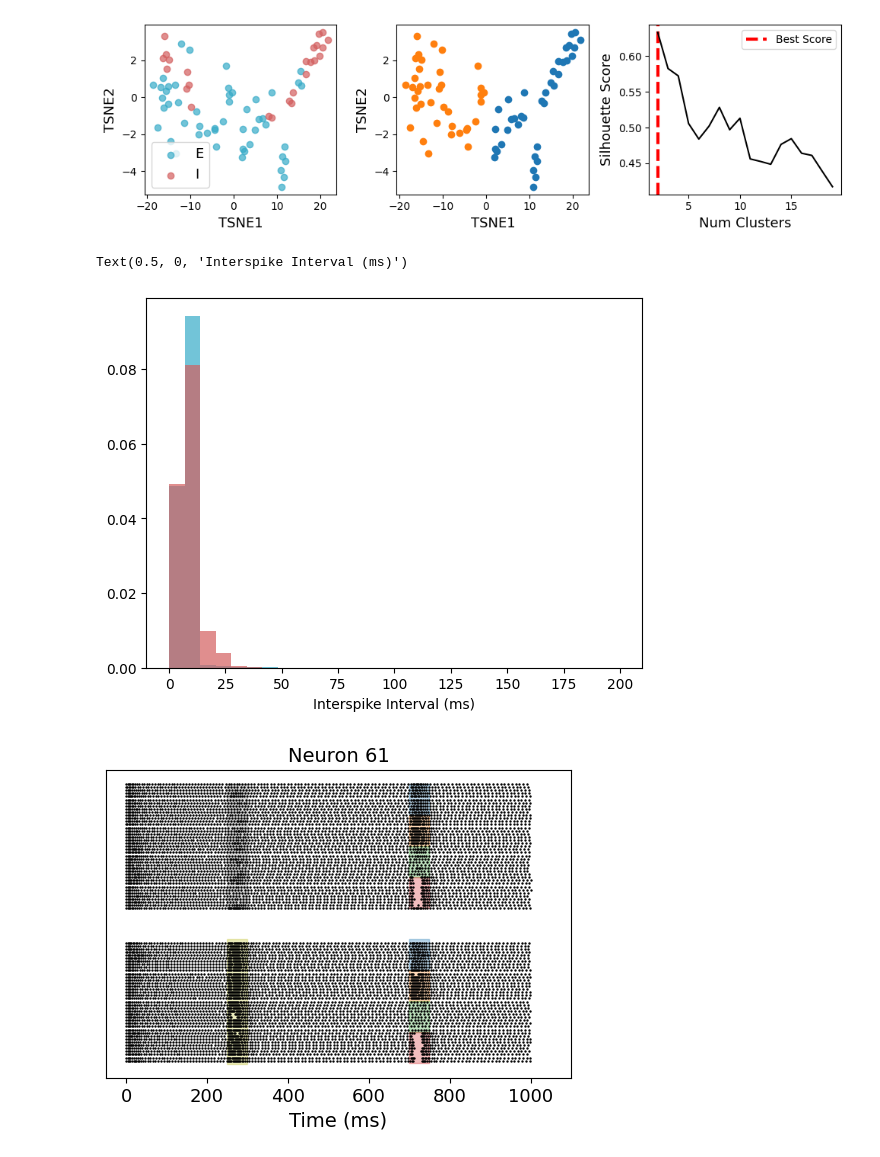
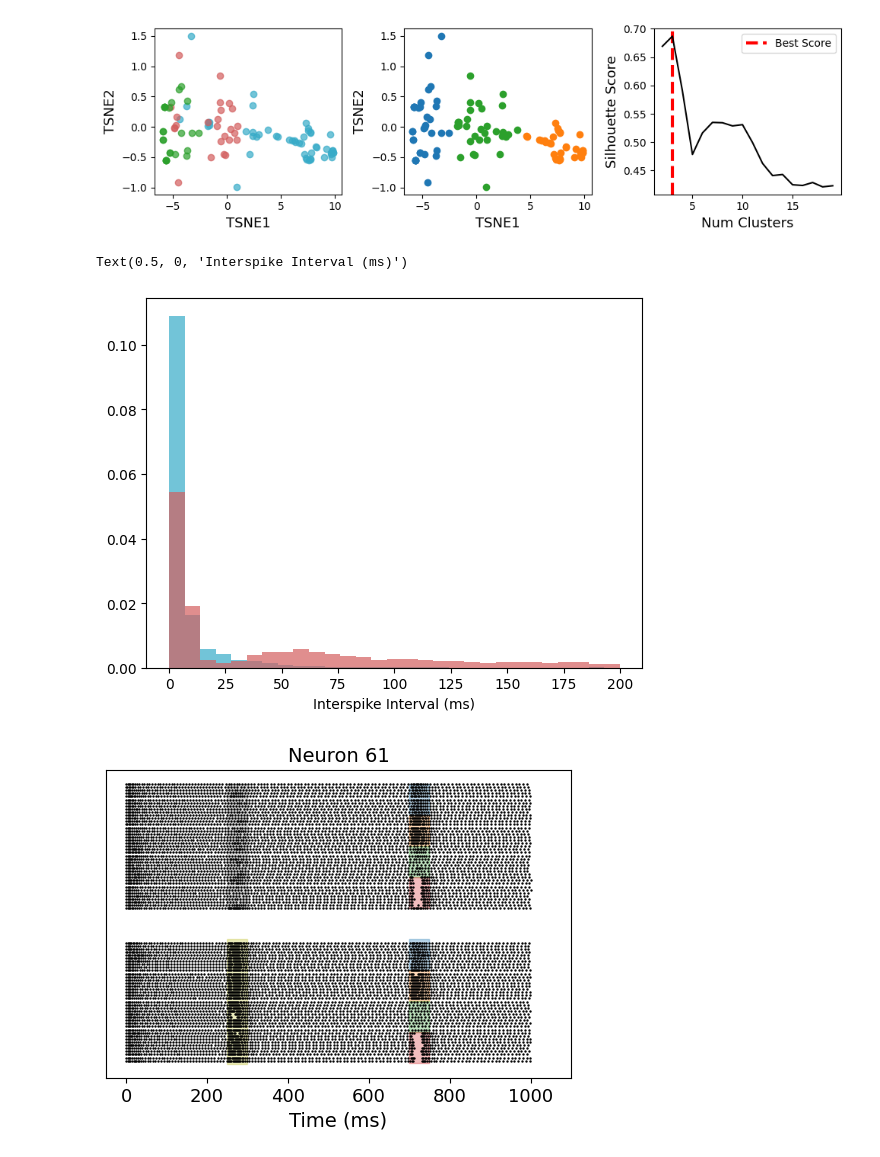
Before and after one commit to ntolley/dendractor, a Jupyter notebook: figures/plot_memorycontext_simnets.ipynb, the cells around one changed output. Cells and saved outputs as stored; diff of their text form; code cells hidden in the pictures.

```diff
--- a/figures/plot_memorycontext_simnets.ipynb
+++ b/figures/plot_memorycontext_simnets.ipynb
@@ -35,7 +35,7 @@ config.update("jax_enable_x64", True)
 config.update("jax_platform_name", "cpu")
 # config.update("jax_platform_name", "gpu")
 # %%
-data_path =  '/users/ntolley/data/ntolley/dendractor/intrinsic_permutations/random_initialization'
+data_path =  '/users/ntolley/data/ntolley/dendractor/memory_permutations/random_initialization'
 
 file_list = os.listdir(data_path)
 
@@ -72,15 +72,8 @@ print(list(random_init_dict.keys()))
 # %%
-# res_dict = random_init_dict['Esoma_Isoma']
-res_dict = random_init_dict['Esoma_Idend']
-# res_dict = random_init_dict['Esoma_Isomadend']
-
-# res_dict = random_init_dict['Edend_Isoma']
-# res_dict = random_init_dict['Edend_Idend']
-# res_dict = random_init_dict['Edend_Isomadend']
-
-# res_dict = random_init_dict['Esomadend_Isoma']
-# res_dict = random_init_dict['Esomadend_Idend']
-# res_dict = random_init_dict['Esomadend_Isomadend']
+# res_dict = random_init_dict['cuesomaampa_Esomaampa_Edendnmda']
+# res_dict = random_init_dict['cuesomaampa_Esomanmda_Edendampa']
+# res_dict = random_init_dict['cuesomanmda_Esomaampa_Edendnmda']
+res_dict = random_init_dict['cuedendampa_Esomaampa_Edendnmda']
 
 
 name = res_dict['name']
@@ -185,7 +179,7 @@ ticksize = 10
 labelsize=13
 threshold = 0.0
 
-spike_color_dict = {'E': '#37abc8', 'I': '#d35f5f', 'context': '#1f77b4', 'cue': '#2ca02c'}
+spike_color_dict = {'E': '#37abc8', 'I': '#d35f5f', 'context': '#1f77b4', 'cue': '#2ca02c', 'noise_E': 'k', 'noise_I': 'k' }
 plt.figure(figsize=(14,5))
 for plot_idx, sim_idx in enumerate(range(num_cond)):
     # sim_idx *= num_cond
@@ -199,7 +193,7 @@ for plot_idx, sim_idx in enumerate(range(num_cond)):
     for type_idx, (name, cell_range) in enumerate(gid_ranges.items()):
         if name not in ['output', 'E_rate', 'I_rate']:
             mask = np.isin(spike_gids, cell_range)
-            plt.scatter(spike_times[mask] * dt, -spike_gids[mask] - type_idx * 10, label=name, s=1, alpha=0.1, color=spike_color_dict[name])
+            plt.scatter(spike_times[mask] * dt, -spike_gids[mask] - type_idx * 10, label=name, s=1, alpha=0.5, color=spike_color_dict[name])
     plt.ylabel('Cell gid', fontsize=fontsize)
     plt.yticks([])
     plt.xlim(0, time_vec[-1])
@@ -215,12 +209,12 @@ output_array.shape
 # %%
-projection_args = {'n_components': 2, 'perplexity': 10, 'learning_rate': 5}
+projection_args = {'n_components': 2, 'perplexity': 30, 'learning_rate': 5}
 st_args = (30,)
 # st_args = (1,)
 
 model1 = simnets.SIMNETS(st_dist='victor-purpura', unit_dist='euclidean',
                          projection='TSNE', st_args=st_args)
 
-cell_type_list = ['E', 'I']
+cell_type_list = ['E', 'I', 'cue']
 st_data = list()
 st_data_labels = list()
 for cell_type in cell_type_list:
@@ -259,40 +263,44 @@ labelsize = 13
 ticksize = 10
 plt.figure(figsize=(10, 3))
 plt.subplot(1,3,1)
+
+gid_offset = 0
 for cell_type in cell_type_list:
-    plot_gids = gid_ranges[cell_type]
+    cell_gids = np.array(list(gid_ranges[cell_type]))
+    plot_gids = (cell_gids - cell_gids[0]) + gid_offset
     plt.scatter(model1.simnets_points[plot_gids,0], model1.simnets_points[plot_gids, 1],
                 label=cell_type, color=spike_color_dict[cell_type], alpha=0.7)
-plt.legend(fontsize=13)
+    gid_offset += len(gid_ranges[cell_type])
+# plt.legend(fontsize=13)
 plt.xlabel('TSNE1', fontsize=labelsize)
 plt.ylabel('TSNE2', fontsize=labelsize)
 plt.xticks(fontsize=ticksize)
 plt.yticks(fontsize=ticksize)
 
 plt.subplot(1,3,2)
 for cluster_idx in np.unique(best_cluster_labels):
     plot_gids = best_cluster_labels == cluster_idx
     plt.scatter(model1.simnets_points[plot_gids,0], model1.simnets_points[plot_gids, 1],
                 label=f'Cluster {cluster_idx}')
 # plt.legend(fontsize=13)
 plt.xlabel('TSNE1', fontsize=labelsize)
 plt.ylabel('TSNE2', fontsize=labelsize)
 plt.xticks(fontsize=ticksize)
 plt.yticks(fontsize=ticksize)
 
 
 plt.subplot(1,3,3)
 plt.plot(range_n_clusters, silhouette_score_list, color='k')
 plt.axvline(best_n_clusters, color='r', linewidth=3, linestyle='--', label='Best Score', zorder=-1)
 plt.legend(fontsize=10)
 plt.xlabel('Num Clusters', fontsize=labelsize)
 plt.ylabel('Silhouette Score', fontsize=labelsize)
 plt.xticks(fontsize=ticksize)
 plt.yticks(fontsize=ticksize)
 
 plt.tight_layout()
 # %% [output]
-[figure, old version]
+[figure, new version]
 # %%
 isi_dict = dict()
 for cell_type in cell_type_list:
@@ -309,7 +317,7 @@ plt.hist(isi_dict['I'], bins=bins, alpha=0.7, density=True, color=spike_color_di
 plt.xlabel('Interspike Interval (ms)')
 # %% [output]
 Text(0.5, 0, 'Interspike Interval (ms)')
-[figure, old version]
+[figure, new version]
 # %%
 cell_idx = 61
 
```
Also changed, not shown: parts of 11 cells of this notebook, 4 other files.
